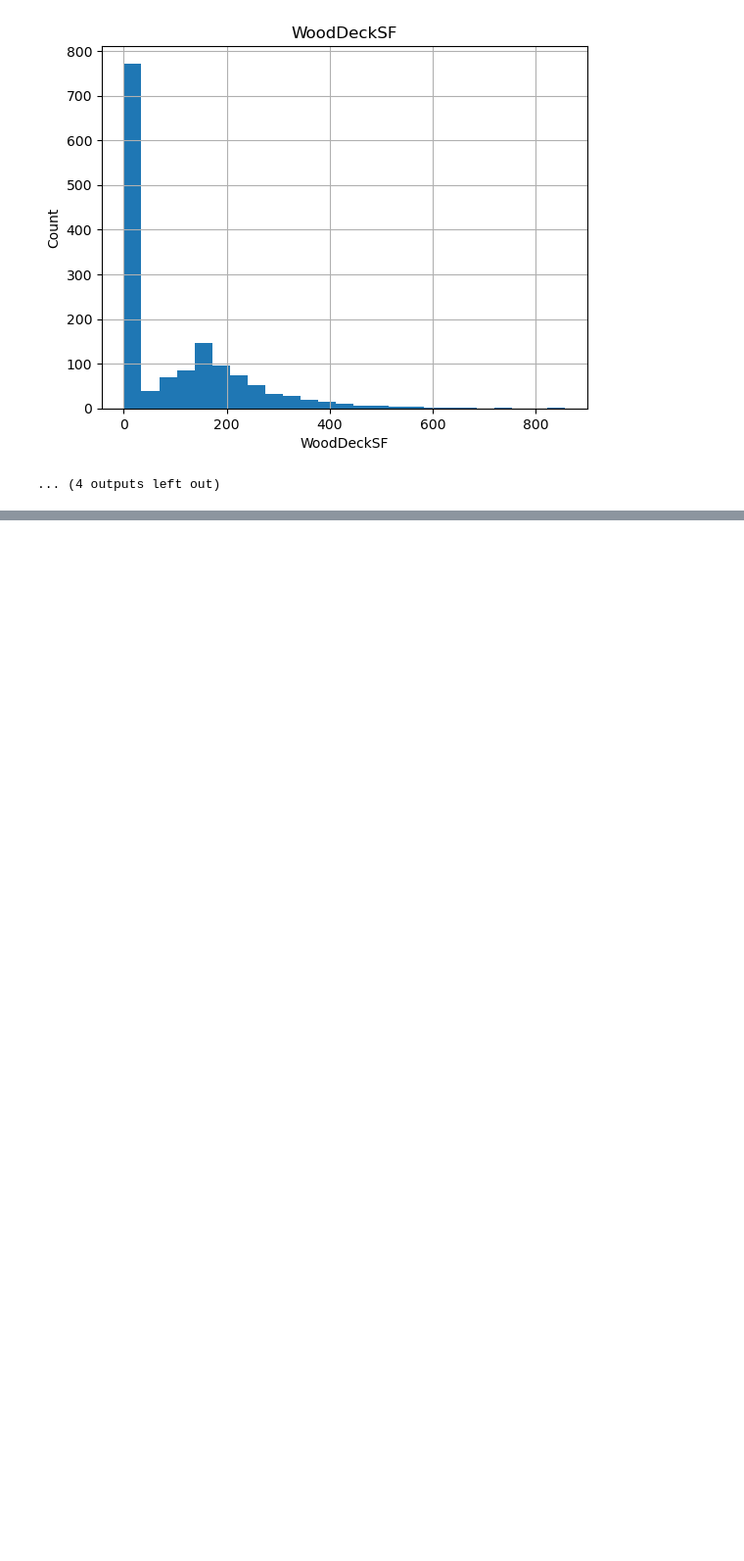
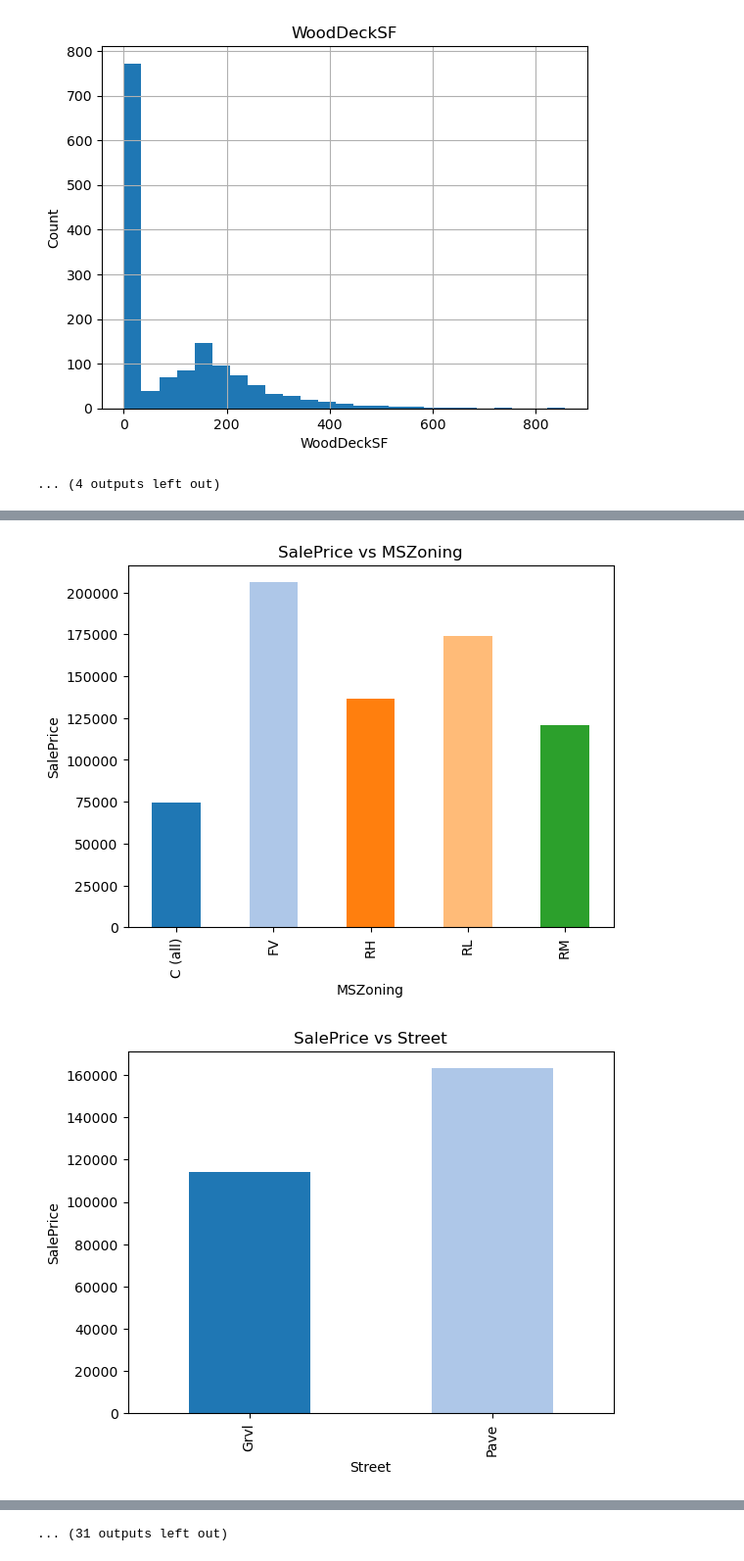
Before and after one commit to Di0g0PC/Machine-Learning-Algorithms--Tutorials, a Jupyter notebook: PREDICT_HOUSES_PRICES/HOUSES_PRICES.ipynb, the cells around one changed output, grey strips where cells are left out. Shown at 98% size. Saved outputs shown, nothing was run; the diff lists cells and outputs as text; code cells hidden in the pictures; blank space fills up the shorter version.

```diff
--- a/PREDICT_HOUSES_PRICES/HOUSES_PRICES.ipynb
+++ b/PREDICT_HOUSES_PRICES/HOUSES_PRICES.ipynb
@@ -261,0 +343,3 @@ for feature in continuos_feture:
+# %%
+for feature in categorical_features:
+    print(f'The feature is {feature} and number of categories are {len(dataset[feature].unique())}')
@@ -261,0 +364,13 @@ for feature in continuos_feture:
+# %%
+##Find out the relationship between categorical features and dependent feature
+
+for feature in categorical_features:
+    data = dataset.copy()
+    data.groupby(feature)['SalePrice'].median().plot.bar(color=plt.cm.tab20.colors)
+    plt.xlabel(feature)
+    plt.ylabel('SalePrice')
+    plt.title(f'SalePrice vs {feature}')
+    plt.show()
+# %% [output]
+[figure, added]
+[figure, added]
@@ -261,0 +387 @@ for feature in continuos_feture:
+... (31 outputs left out)
```
Also changed, not shown: parts of 12 cells of this notebook.
